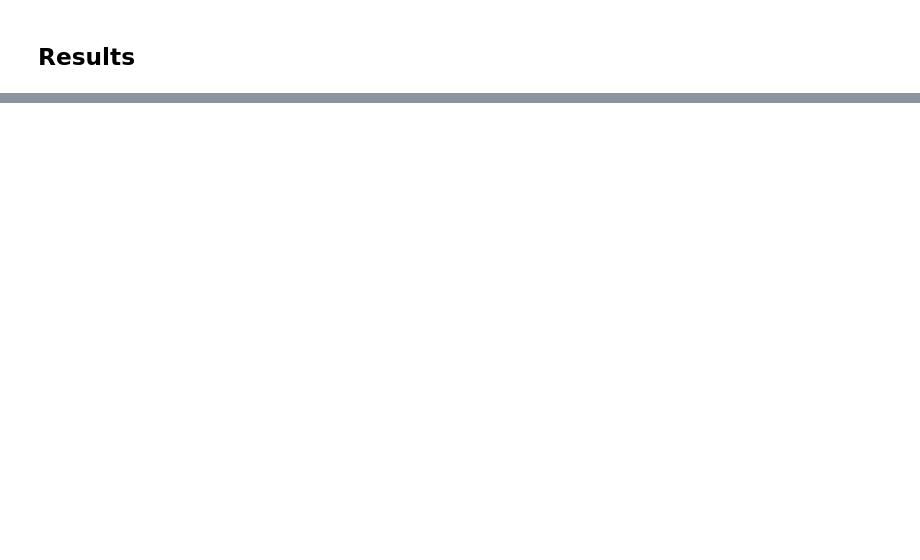
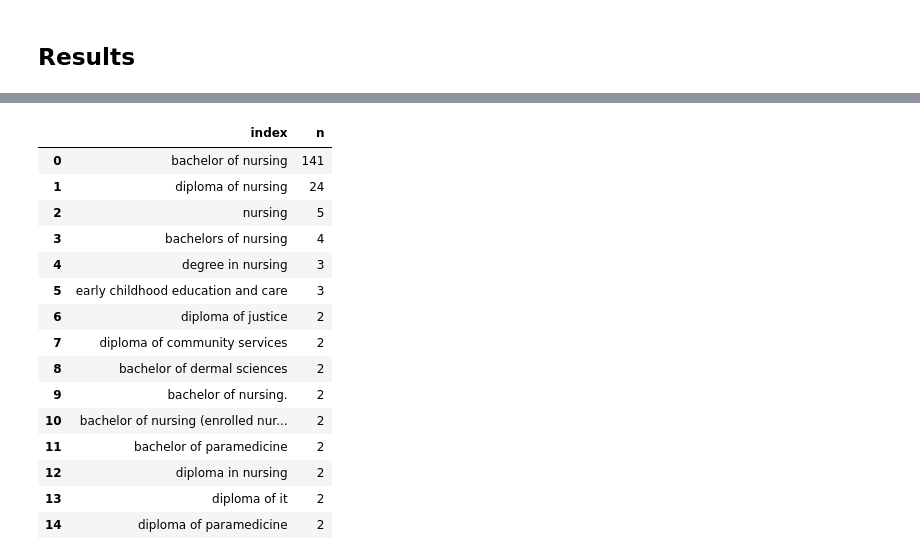
Before and after one commit to RTO-Performance-Indicators/survey_analytics, a Jupyter notebook: notebooks/further study.ipynb, the cells around one changed output, grey strips where cells are left out. Saved outputs shown, nothing was run; the diff lists cells and outputs as text; code cells hidden in the pictures; blank space fills up the shorter version.

```diff
--- a/notebooks/further study.ipynb
+++ b/notebooks/further study.ipynb
@@ -699,0 +749,19 @@ course_fs[course_fs['CourseID'] == "CHC30113"]
+# %%
+df[df['CourseID'] == 'HLT54115']['s_fs_name_v'].value_counts().head(15).reset_index(name = 'n').head(15)
+# %% [output]
+|  | index | n |
+| 0 | bachelor of nursing | 141 |
+| 1 | diploma of nursing | 24 |
+| 2 | nursing | 5 |
+| 3 | bachelors of nursing | 4 |
+| 4 | degree in nursing | 3 |
+| 5 | early childhood education and care | 3 |
+| 6 | diploma of justice | 2 |
+| 7 | diploma of community services | 2 |
+| 8 | bachelor of dermal sciences | 2 |
+| 9 | bachelor of nursing. | 2 |
+| 10 | bachelor of nursing (enrolled nur... | 2 |
+| 11 | bachelor of paramedicine | 2 |
+| 12 | diploma in nursing | 2 |
+| 13 | diploma of it | 2 |
+| 14 | diploma of paramedicine | 2 |
```
Also changed, not shown: parts of 38 cells of this notebook, 1 other file.
